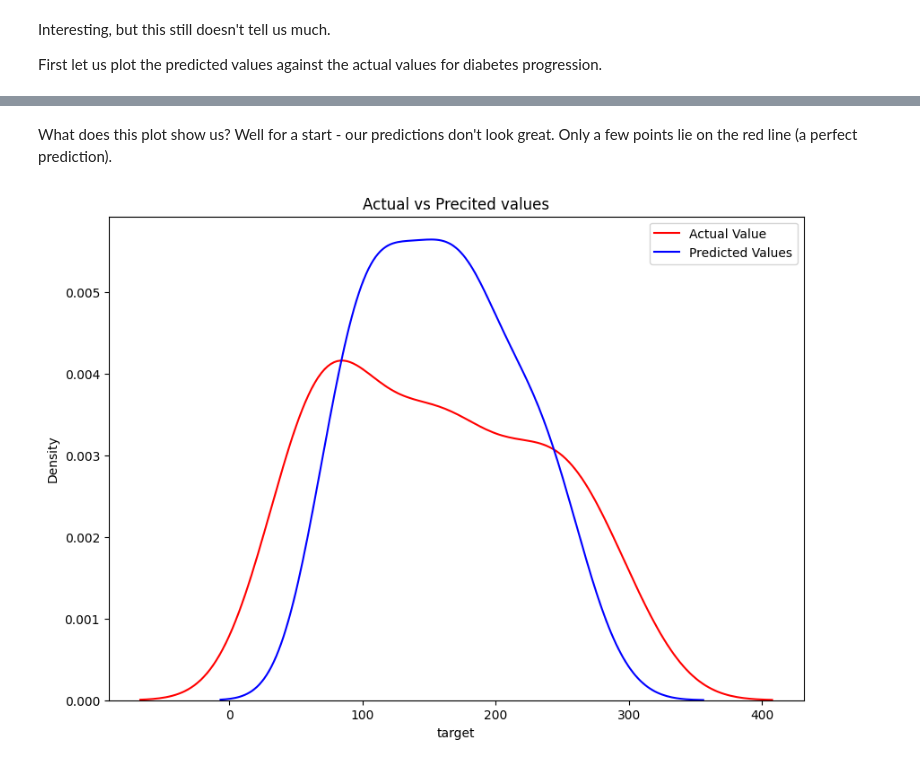
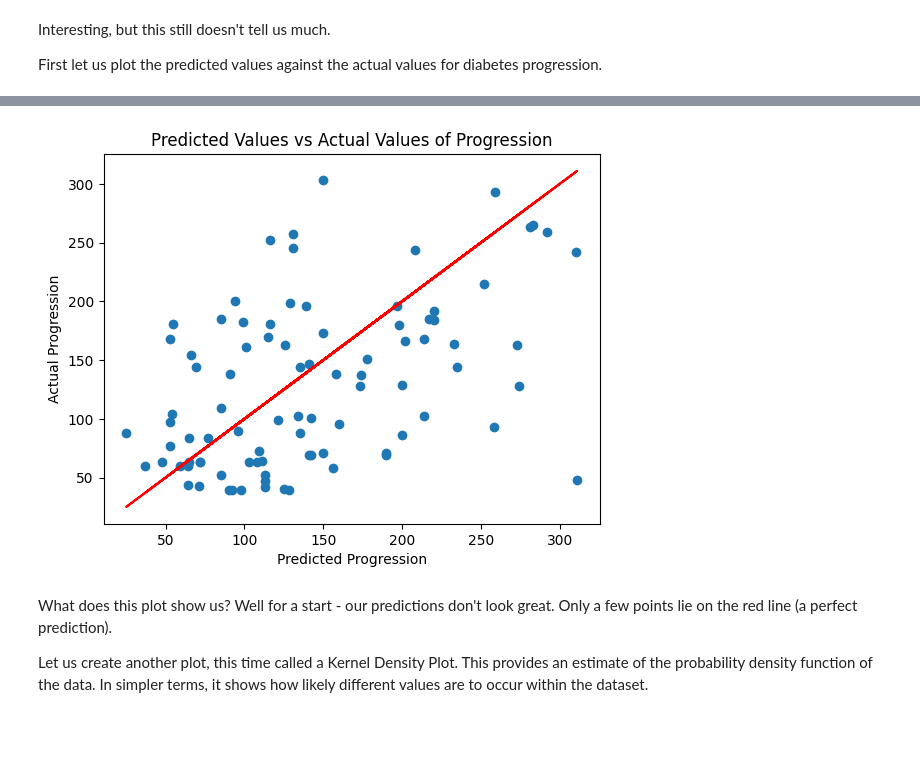
Before and after one commit to benWallace57/Instant_Training, a Jupyter notebook: training.ipynb, the cells around one changed output, grey strips where cells are left out. Drawn from its saved outputs; the diff is of its cells as text; code cells hidden in the pictures; blank space fills up the shorter version.

```diff
--- a/training.ipynb
+++ b/training.ipynb
@@ -502,18 +531,32 @@ Text(0.5, 1.0, 'Predicted Values vs Actual Values of Progression')
+# %%
+plot_regression_scatter(y_testing,y_predictions_2)
+# %% [output]
+[figure, added]
 # %% [markdown]
 What does this plot show us? Well for a start - our predictions don't look great. Only a few points lie on the red line (a perfect prediction).
+
+Let us create another plot, this time called a Kernel Density Plot. This provides an estimate of the probability density function of the data. In simpler terms, it shows how likely different values are to occur within the dataset.
 # %%
 import seaborn as sns
 
-#image dimensions
-plt.figure(figsize=(10, 7))
-#Kernel Density Estimation plot
-ax = sns.kdeplot(y_testing, color="r", label="Actual Value") #actual values
-sns.kdeplot(y_predictions, color="b", label="Predicted Values", ax=ax) #predicted values
-#showing title
-plt.title('Actual vs Precited values')
-#showing legend
-plt.legend()
-#showing plot
-plt.show()
+def plot_kernel_density(actual,pred):
+    """Creates Kernel Density Estimation plot
+
+    Args:
+        actual: the actual regression values
+        pred: the predicted regression values
+
+    Returns:
+        None
+    """
+
+    plt.figure(figsize=(10, 7))
+    # Kernel Density Estimation plot
+    ax = sns.kdeplot(actual, color="r", label="Actual Value") #actual values
+    sns.kdeplot(pred, color="b", label="Predicted Values", ax=ax) #predicted values
+
+    plt.title('Actual vs Precited values')
+    plt.legend()
+    plt.show()
+
+    return None
-# %% [output]
-[figure, removed]
```
Also changed, not shown: parts of 18 cells of this notebook, 1 other file.
